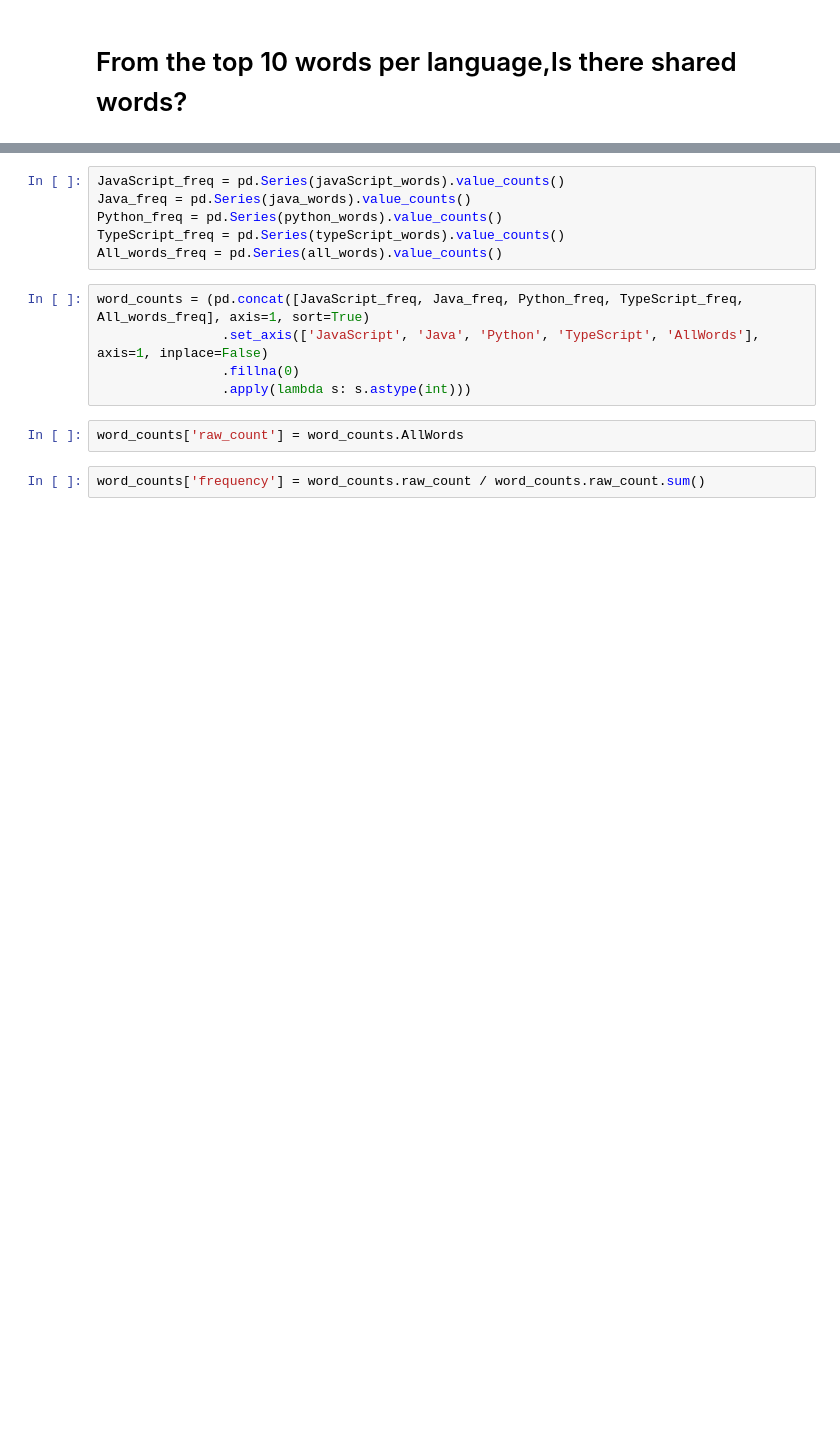
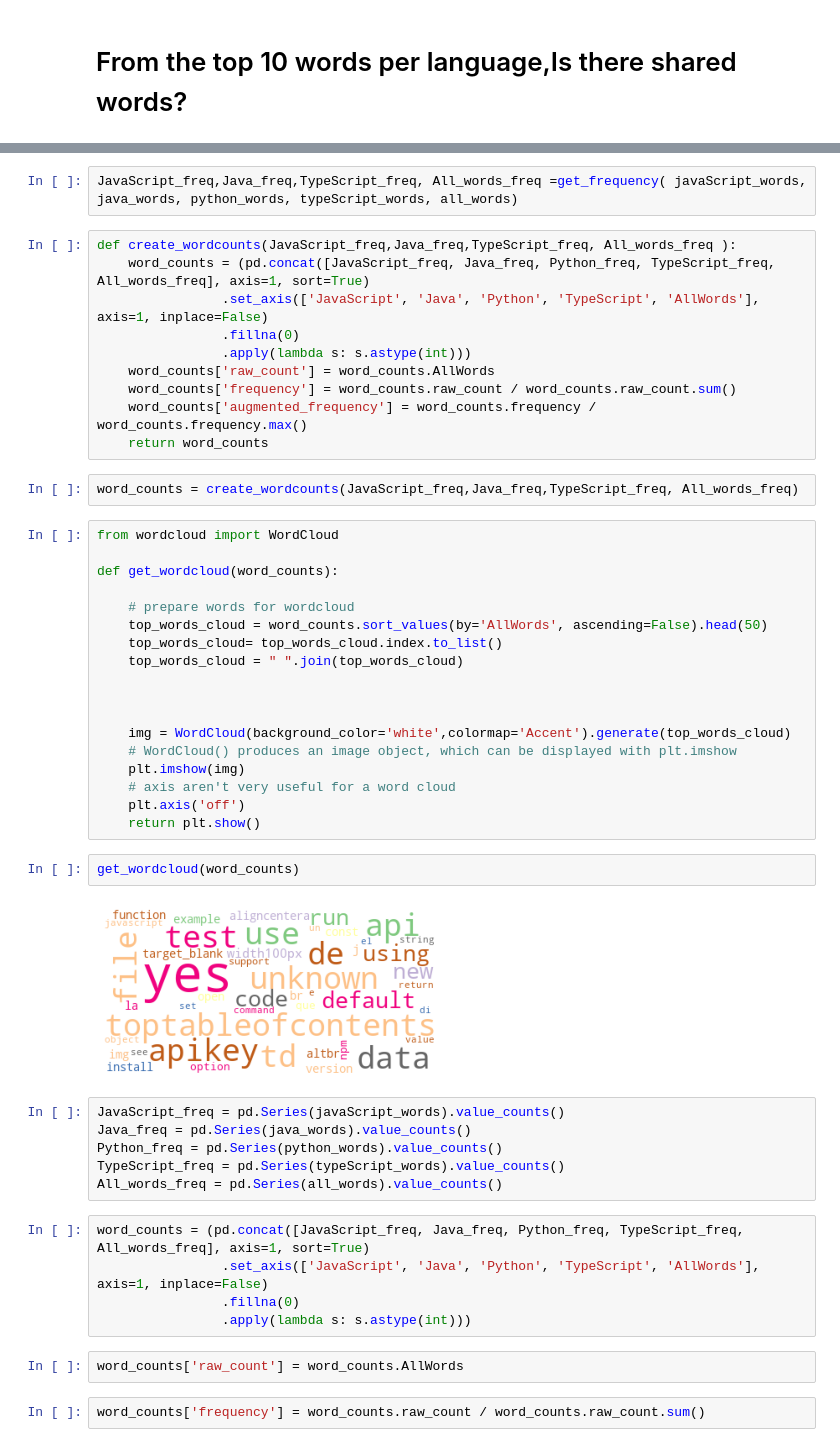
Before and after one commit to NLP-Project-Burton-Yuvia-Yvette/NLP-Project, a Jupyter notebook: Yvettes_notebook.ipynb, the cells around one changed output, grey strips where cells are left out. Cells and saved outputs as stored; diff of their text form; blank space fills up the shorter version.

```diff
--- a/Yvettes_notebook.ipynb
+++ b/Yvettes_notebook.ipynb
@@ -484,3 +537,39 @@ all_top_3grams= top_ngrams(all_words, 10,3)
+# %%
+JavaScript_freq,Java_freq,TypeScript_freq, All_words_freq =get_frequency( javaScript_words, java_words, python_words, typeScript_words, all_words)
+# %%
+def create_wordcounts(JavaScript_freq,Java_freq,TypeScript_freq, All_words_freq ):
+    word_counts = (pd.concat([JavaScript_freq, Java_freq, Python_freq, TypeScript_freq, All_words_freq], axis=1, sort=True)
+                .set_axis(['JavaScript', 'Java', 'Python', 'TypeScript', 'AllWords'], axis=1, inplace=False)
+                .fillna(0)
+                .apply(lambda s: s.astype(int)))
+    word_counts['raw_count'] = word_counts.AllWords
+    word_counts['frequency'] = word_counts.raw_count / word_counts.raw_count.sum()
+    word_counts['augmented_frequency'] = word_counts.frequency / word_counts.frequency.max()
+    return word_counts
+# %%
+word_counts = create_wordcounts(JavaScript_freq,Java_freq,TypeScript_freq, All_words_freq)
+# %%
+from wordcloud import WordCloud
+
+def get_wordcloud(word_counts):
+
+    # prepare words for wordcloud
+    top_words_cloud = word_counts.sort_values(by='AllWords', ascending=False).head(50)
+    top_words_cloud= top_words_cloud.index.to_list()
+    top_words_cloud = " ".join(top_words_cloud)
+
+
+
+    img = WordCloud(background_color='white',colormap='Accent').generate(top_words_cloud)
+    # WordCloud() produces an image object, which can be displayed with plt.imshow
+    plt.imshow(img)
+    # axis aren't very useful for a word cloud
+    plt.axis('off')
+    return plt.show()
+# %%
+get_wordcloud(word_counts)
+# %% [output]
+[figure, added]
 # %%
 JavaScript_freq = pd.Series(javaScript_words).value_counts()
 Java_freq = pd.Series(java_words).value_counts()
```
Also changed, not shown: parts of 83 cells of this notebook.
